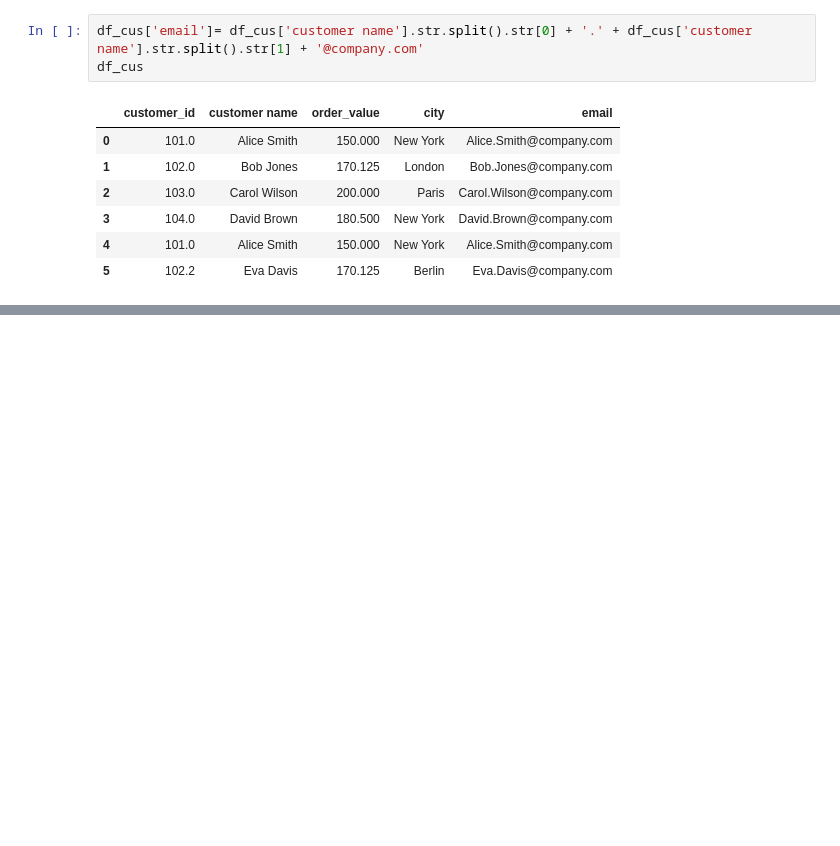
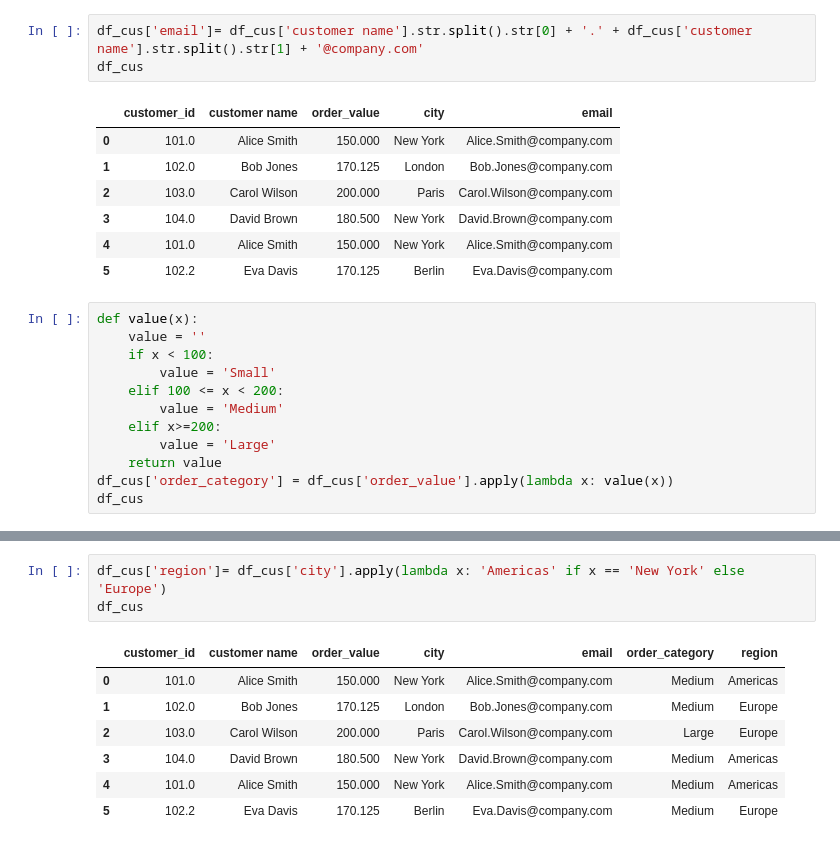
Before and after one commit to KEN-DATALABS/PROJECT-LIST, a Jupyter notebook: OneDrive/Documents/List Project/Project2.ipynb, the cells around one changed output, grey strips where cells are left out. Drawn from its saved outputs; the diff is of its cells as text; blank space fills up the shorter version.

```diff
--- a/OneDrive/Documents/List Project/Project2.ipynb
+++ b/OneDrive/Documents/List Project/Project2.ipynb
@@ -637,3 +637,15 @@ df_cus
 | 3 | 104.0 | David Brown | 180.500 | New York | David.Brown@company.com |
 | 4 | 101.0 | Alice Smith | 150.000 | New York | Alice.Smith@company.com |
 | 5 | 102.2 | Eva Davis | 170.125 | Berlin | Eva.Davis@company.com |
+# %%
+def value(x):
+    value = ''
+    if x < 100:
+        value = 'Small'
+    elif 100 <= x < 200:
+        value = 'Medium'
+    elif x>=200:
+        value = 'Large'
+    return value
+df_cus['order_category'] = df_cus['order_value'].apply(lambda x: value(x))
+df_cus
@@ -639,0 +660,11 @@ df_cus
+# %%
+df_cus['region']= df_cus['city'].apply(lambda x: 'Americas' if x == 'New York' else 'Europe')
+df_cus
+# %% [output]
+|  | customer_id | customer name | order_value | city | email | order_category | region |
+| 0 | 101.0 | Alice Smith | 150.000 | New York | Alice.Smith@company.com | Medium | Americas |
+| 1 | 102.0 | Bob Jones | 170.125 | London | Bob.Jones@company.com | Medium | Europe |
+| 2 | 103.0 | Carol Wilson | 200.000 | Paris | Carol.Wilson@company.com | Large | Europe |
+| 3 | 104.0 | David Brown | 180.500 | New York | David.Brown@company.com | Medium | Americas |
+| 4 | 101.0 | Alice Smith | 150.000 | New York | Alice.Smith@company.com | Medium | Americas |
+| 5 | 102.2 | Eva Davis | 170.125 | Berlin | Eva.Davis@company.com | Medium | Europe |
```
Also changed, not shown: parts of 3 cells of this notebook.
